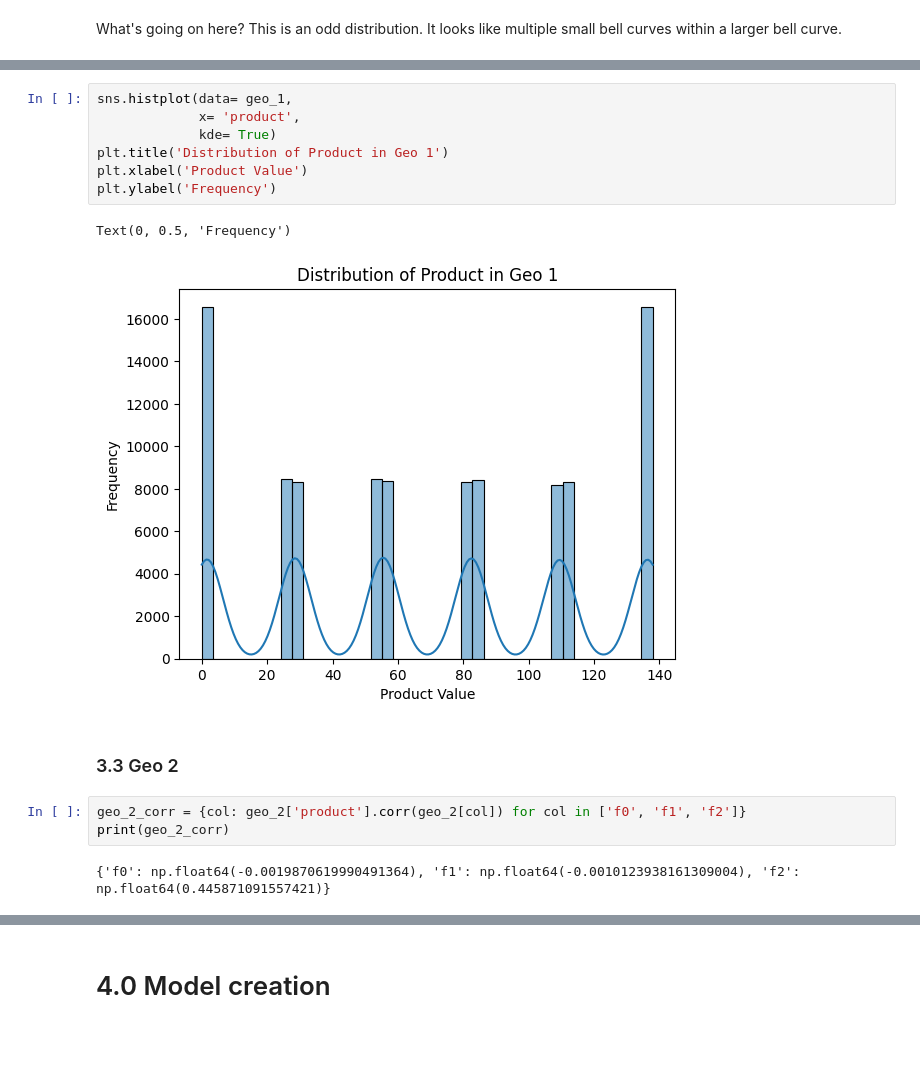
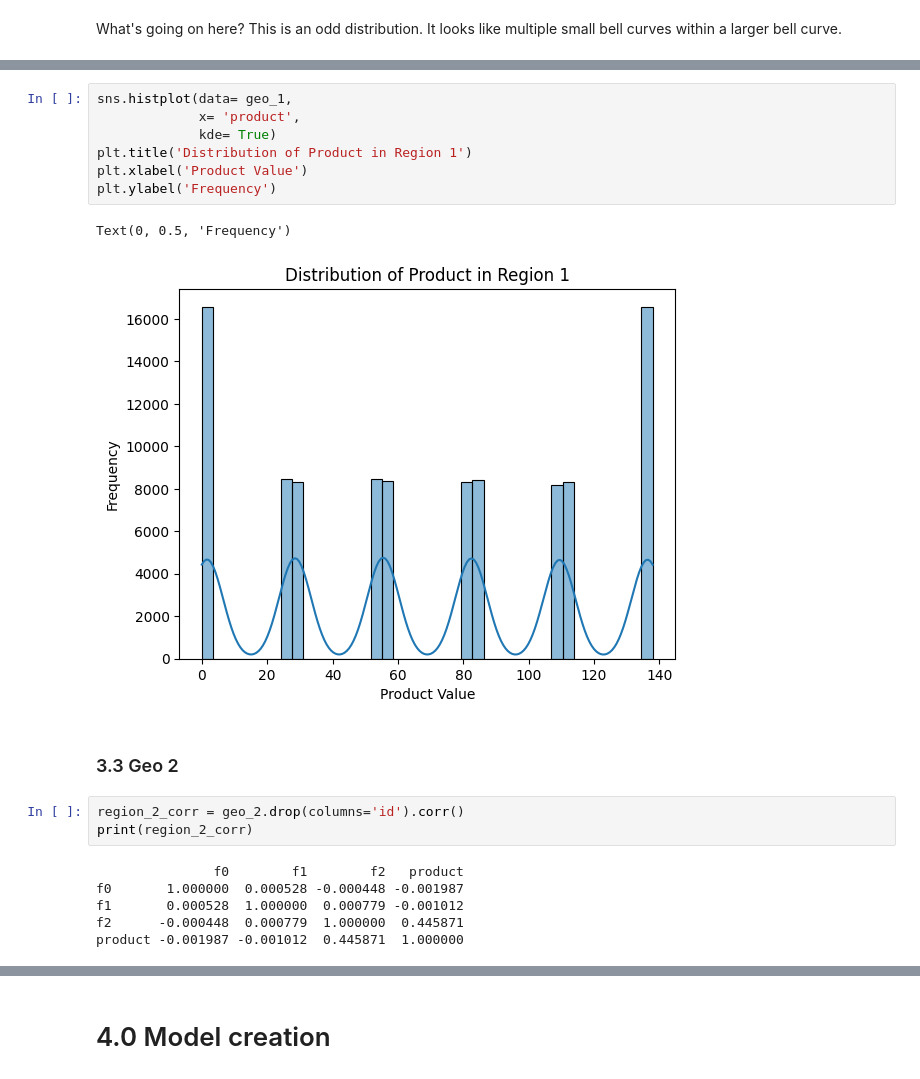
Before and after one commit to Vyncent-vdW/sprint_nine_mlb, a Jupyter notebook: sprint_9_ml_in_business.ipynb, the cells around one changed output, grey strips where cells are left out. Cells and saved outputs as stored; diff of their text form; blank space fills up the shorter version.

```diff
--- a/sprint_9_ml_in_business.ipynb
+++ b/sprint_9_ml_in_business.ipynb
@@ -259,20 +273,24 @@ print(geo_1_corr)
 # %%
 sns.histplot(data= geo_1,
              x= 'product',
              kde= True)
-plt.title('Distribution of Product in Geo 1')
+plt.title('Distribution of Product in Region 1')
 plt.xlabel('Product Value')
 plt.ylabel('Frequency')
 # %% [output]
 Text(0, 0.5, 'Frequency')
-[figure, old version]
+[figure, new version]
 # %% [markdown]
 ### 3.3 Geo 2
-# %%
-geo_2_corr = {col: geo_2['product'].corr(geo_2[col]) for col in ['f0', 'f1', 'f2']}
-print(geo_2_corr)
-# %% [output]
-{'f0': np.float64(-0.0019870619990491364), 'f1': np.float64(-0.0010123938161309004), 'f2': np.float64(0.445871091557421)}
+# %%
+region_2_corr = geo_2.drop(columns='id').corr()
+print(region_2_corr)
+# %% [output]
+               f0        f1        f2   product
+f0       1.000000  0.000528 -0.000448 -0.001987
+f1       0.000528  1.000000  0.000779 -0.001012
+f2      -0.000448  0.000779  1.000000  0.445871
+product -0.001987 -0.001012  0.445871  1.000000
 # %%
 sns.histplot(data= geo_2,
              x= 'product',
```
Also changed, not shown: parts of 41 cells of this notebook.
